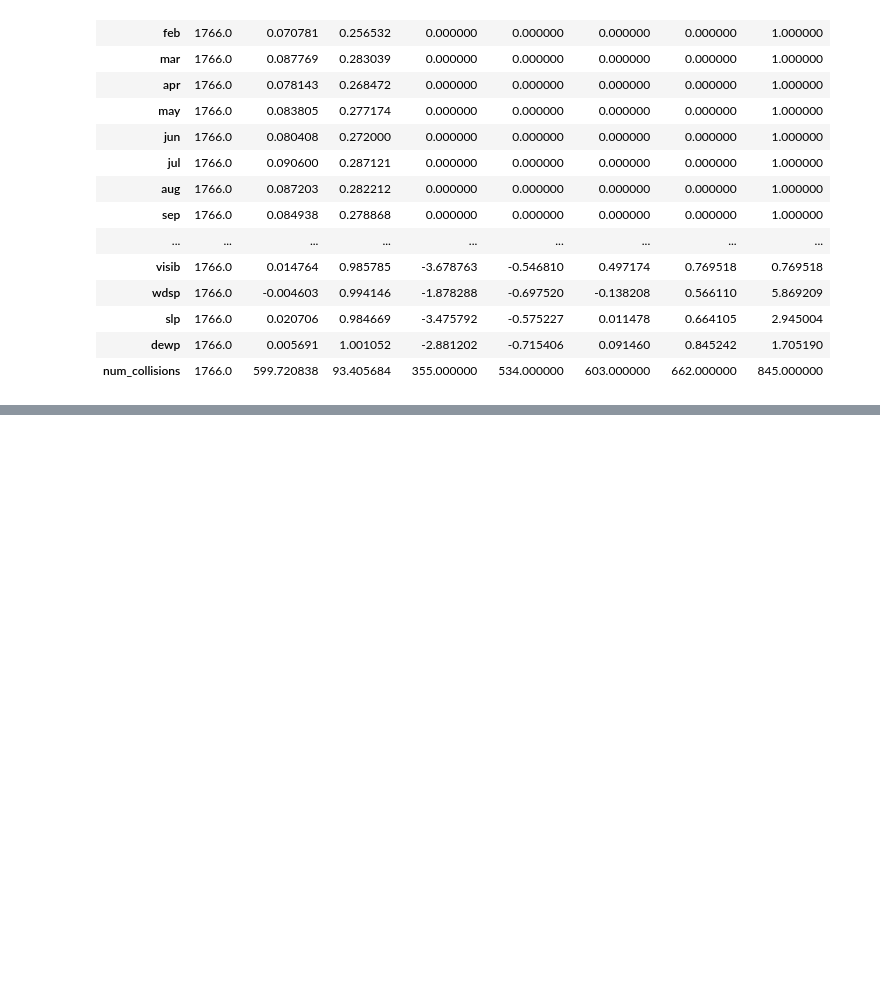
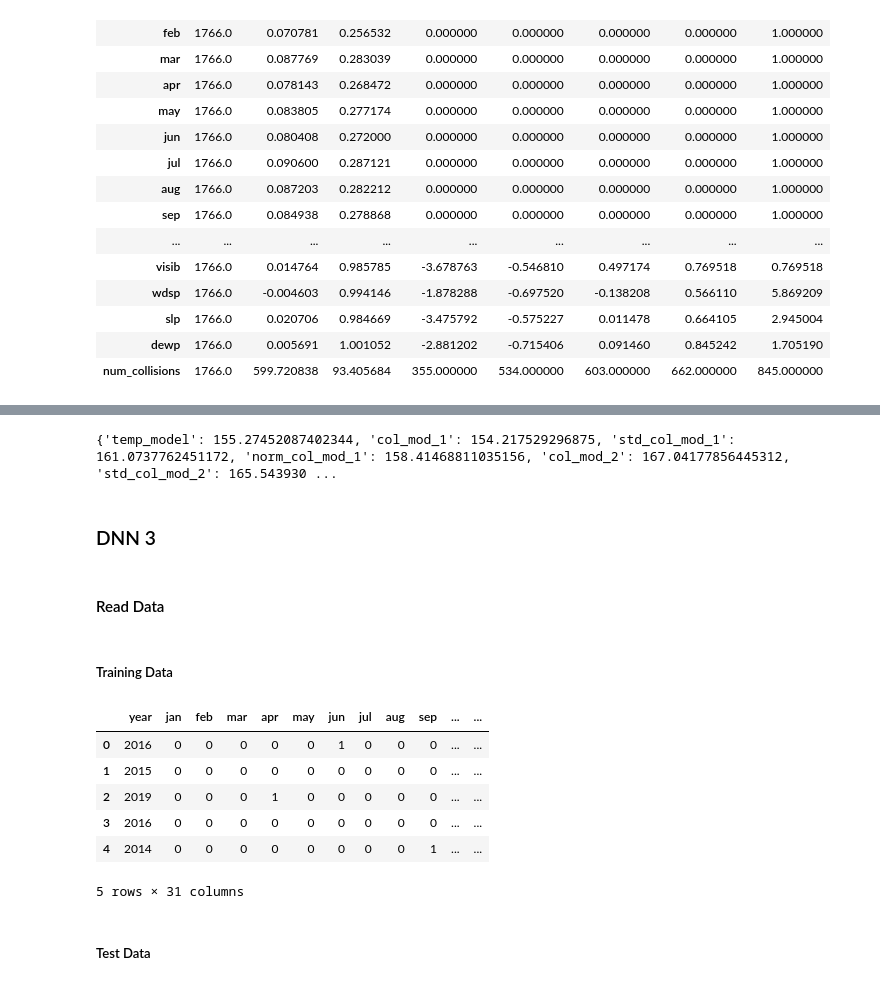
Before and after one commit to AaronM44/DAOTW-Assignment-1, a Jupyter notebook: Assignment2.ipynb, the cells around one changed output, grey strips where cells are left out. Drawn from its saved outputs; the diff is of its cells as text; code cells hidden in the pictures; blank space fills up the shorter version.

```diff
--- a/Assignment2.ipynb
+++ b/Assignment2.ipynb
@@ -1514,0 +1585,30 @@ df_std_col_dnn_2_train.describe().transpose()
+# %%
+print(test_results)
+# %% [output]
+{'temp_model': 155.27452087402344, 'col_mod_1': 154.217529296875, 'std_col_mod_1': 161.0737762451172, 'norm_col_mod_1': 158.41468811035156, 'col_mod_2': 167.04177856445312, 'std_col_mod_2': 165.543930 ...
+# %% [markdown]
+### DNN 3
+# %% [markdown]
+#### Read Data
+# %% [markdown]
+##### Training Data
+# %%
+url = "https://raw.githubusercontent.com/AaronM44/DAOTW-Assignment-1/main/outputs/std_col_dnn_3_train.csv"
+
+raw_std_col_dnn_3_train = pd.read_csv(url)
+
+df_std_col_dnn_3_train = raw_std_col_dnn_3_train.copy()
+
+df_std_col_dnn_3_train = df_std_col_dnn_3_train.drop(df_std_col_dnn_3_train.columns[[0, 1]], axis=1)
+
+df_std_col_dnn_3_train.head()
+# %% [output]
+|  | year | jan | feb | mar | apr | may | jun | jul | aug | sep | ... | ... |
+| 0 | 2016 | 0 | 0 | 0 | 0 | 0 | 1 | 0 | 0 | 0 | ... | ... |
+| 1 | 2015 | 0 | 0 | 0 | 0 | 0 | 0 | 0 | 0 | 0 | ... | ... |
+| 2 | 2019 | 0 | 0 | 0 | 1 | 0 | 0 | 0 | 0 | 0 | ... | ... |
+| 3 | 2016 | 0 | 0 | 0 | 0 | 0 | 0 | 0 | 0 | 0 | ... | ... |
+| 4 | 2014 | 0 | 0 | 0 | 0 | 0 | 0 | 0 | 0 | 1 | ... | ... |
+5 rows × 31 columns
+# %% [markdown]
+##### Test Data
```
Also changed, not shown: parts of 28 cells of this notebook.
